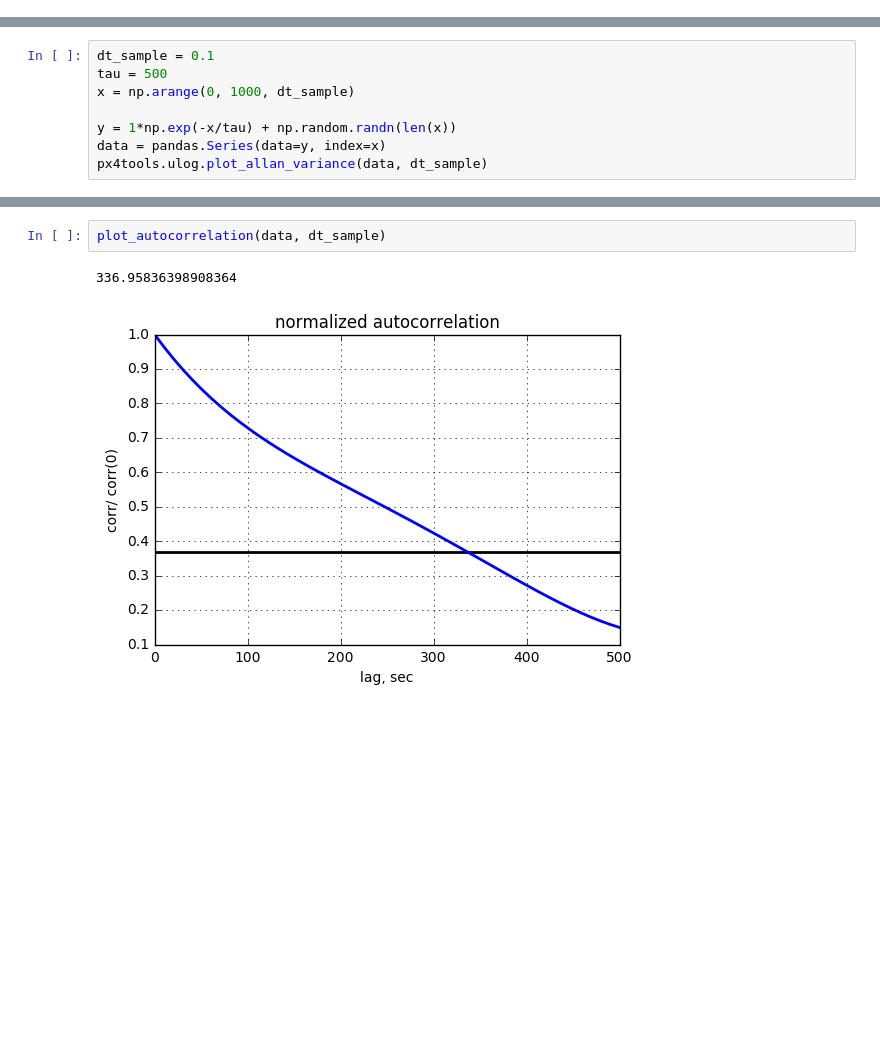
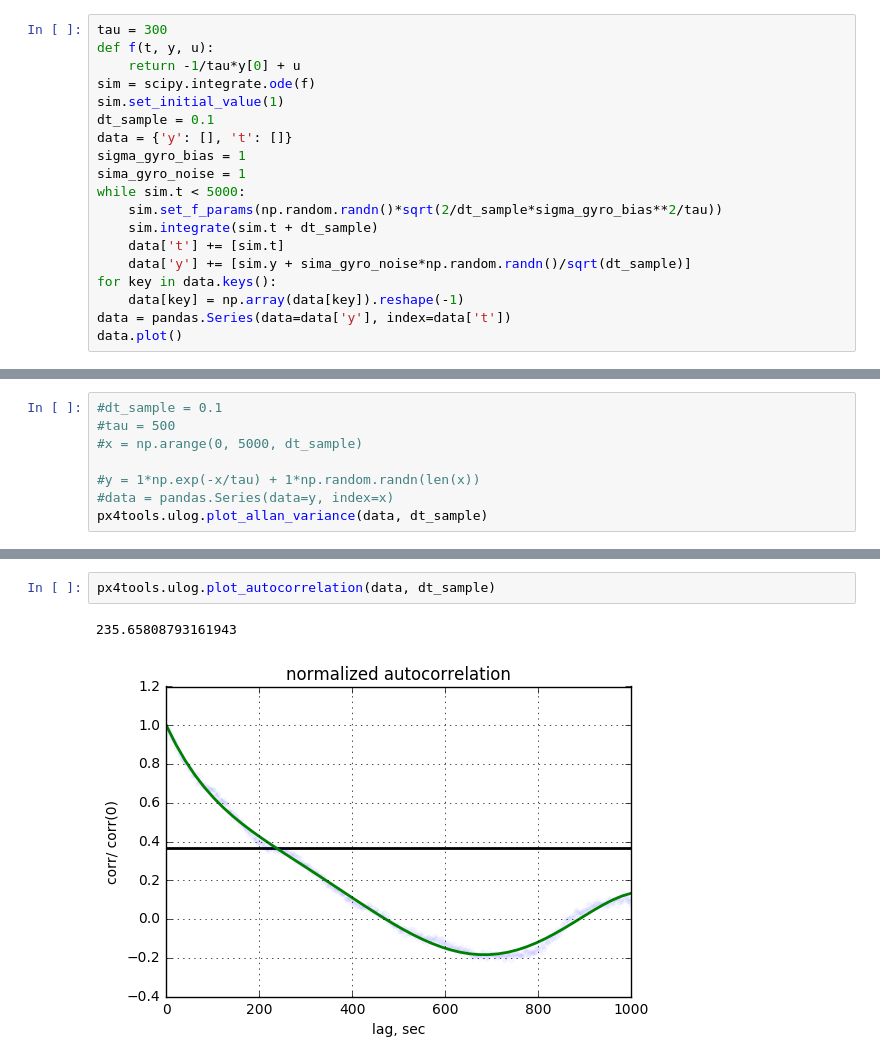
Before and after one commit to dronecrew/px4tools, a Jupyter notebook: examples/ulog noise analysis.ipynb, the cells around one changed output, grey strips where cells are left out. Saved outputs shown, nothing was run; the diff lists cells and outputs as text; blank space fills up the shorter version.

Commit message:
Change autocorrelation plot.

```diff
--- a/examples/ulog noise analysis.ipynb
+++ b/examples/ulog noise analysis.ipynb
@@ -5,2 +6,21 @@ import px4tools
 # %% [output]
 Populating the interactive namespace from numpy and matplotlib
+# %%
+tau = 300
+def f(t, y, u):
+    return -1/tau*y[0] + u
+sim = scipy.integrate.ode(f)
+sim.set_initial_value(1)
+dt_sample = 0.1
+data = {'y': [], 't': []}
+sigma_gyro_bias = 1
+sima_gyro_noise = 1
+while sim.t < 5000:
+    sim.set_f_params(np.random.randn()*sqrt(2/dt_sample*sigma_gyro_bias**2/tau))
+    sim.integrate(sim.t + dt_sample)
+    data['t'] += [sim.t]
+    data['y'] += [sim.y + sima_gyro_noise*np.random.randn()/sqrt(dt_sample)]
+for key in data.keys():
+    data[key] = np.array(data[key]).reshape(-1)
+data = pandas.Series(data=data['y'], index=data['t'])
+data.plot()
@@ -7,9 +30,9 @@ Populating the interactive namespace from numpy and matplotlib
 # %%
-dt_sample = 0.1
-tau = 500
-x = np.arange(0, 1000, dt_sample)
+#dt_sample = 0.1
+#tau = 500
+#x = np.arange(0, 5000, dt_sample)
 
-y = 1*np.exp(-x/tau) + np.random.randn(len(x))
-data = pandas.Series(data=y, index=x)
+#y = 1*np.exp(-x/tau) + 1*np.random.randn(len(x))
+#data = pandas.Series(data=y, index=x)
 px4tools.ulog.plot_allan_variance(data, dt_sample)
 # %% [output]
@@ -18,5 +41,5 @@ px4tools.ulog.plot_allan_variance(data, dt_sample)
 # %%
-plot_autocorrelation(data, dt_sample)
+px4tools.ulog.plot_autocorrelation(data, dt_sample)
 # %% [output]
-336.95836398908364
+235.65808793161943
-[figure, old version]
+[figure, new version]
```
Also changed, not shown: parts of 3 cells of this notebook, 1 other file.
